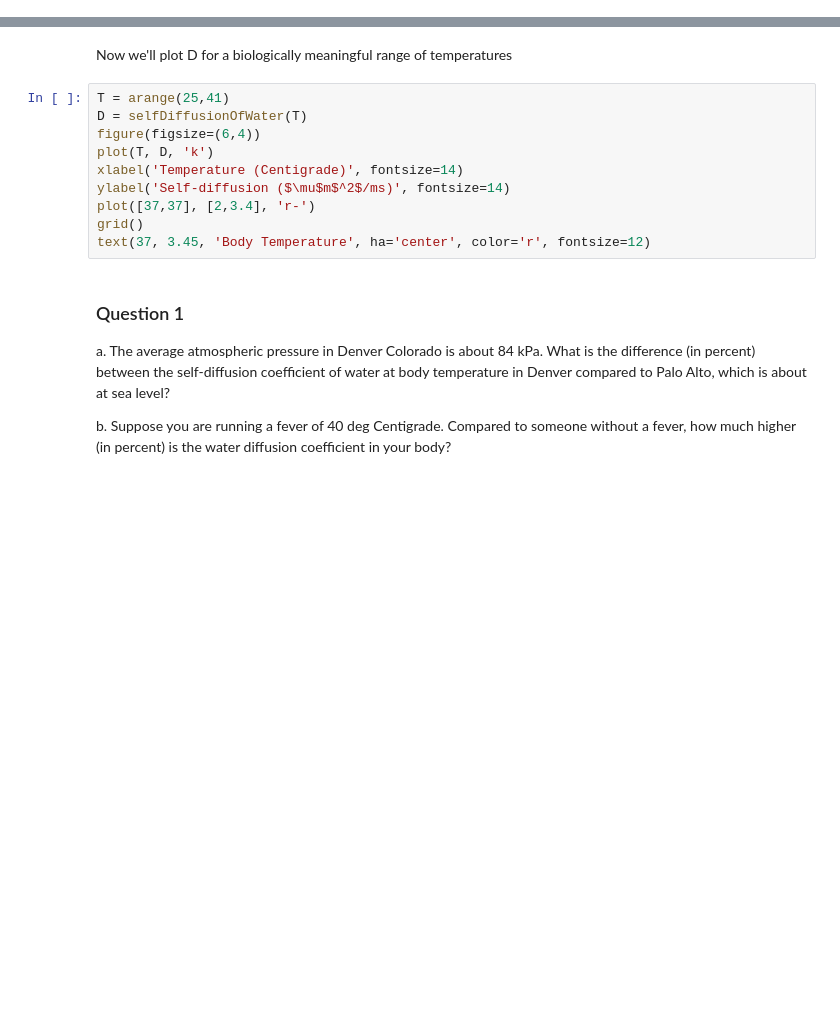
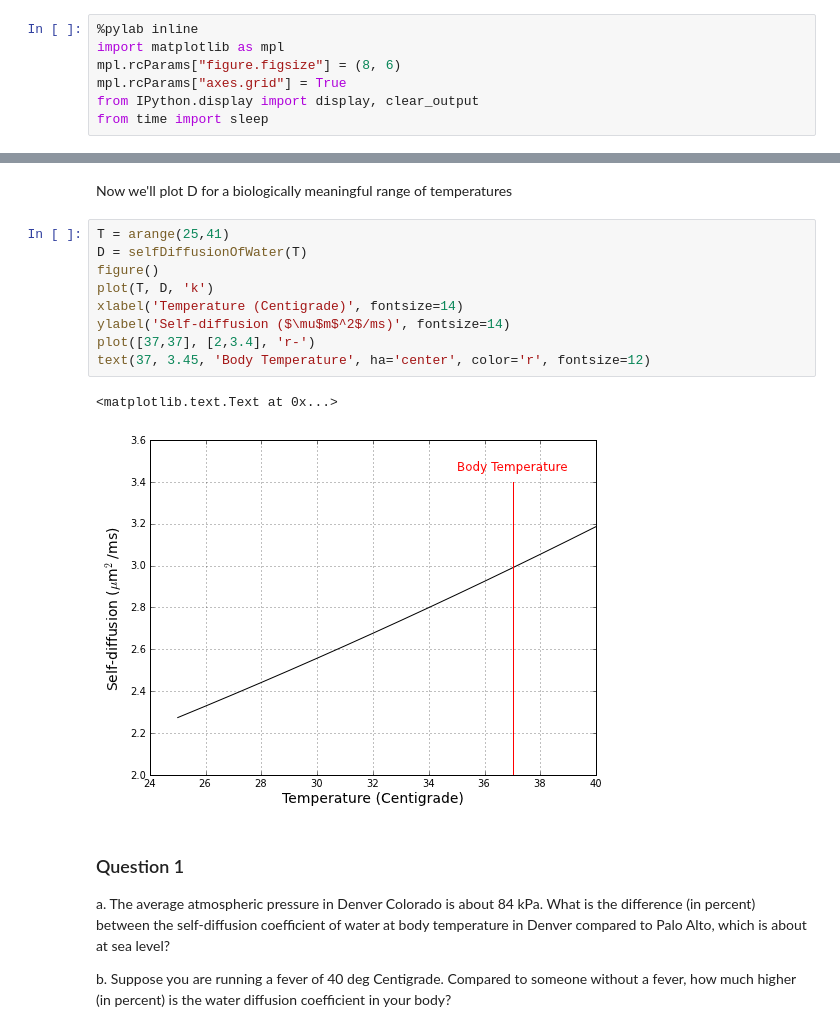
Before and after one commit to mwaskom/Psych204A, a Jupyter notebook: mrDiffusion.ipynb, the cells around one changed output, grey strips where cells are left out. Saved outputs shown, nothing was run; the diff lists cells and outputs as text; blank space fills up the shorter version.

```diff
--- a/mrDiffusion.ipynb
+++ b/mrDiffusion.ipynb
@@ -26,3 +26,10 @@ The self-diffusion coefficient of water (in micrometers^2/millisecond) is depend
 * Also see http://www.lsbu.ac.uk/water/explan5.html.
 
 Let's start by defining a funtion that implements the Krynicki formula. The the default value for the pressure parameter will be set to the standard atmospheric pressure at sea level: 101.325 kilo Pascals (kPa).
+# %%
+%pylab inline
+import matplotlib as mpl
+mpl.rcParams["figure.figsize"] = (8, 6)
+mpl.rcParams["axes.grid"] = True
+from IPython.display import display, clear_output
+from time import sleep
@@ -41,13 +55,15 @@ Now we'll plot D for a biologically meaningful range of temperatures
 # %%
 T = arange(25,41)
 D = selfDiffusionOfWater(T)
-figure(figsize=(6,4))
+figure()
 plot(T, D, 'k')
 xlabel('Temperature (Centigrade)', fontsize=14)
 ylabel('Self-diffusion ($\mu$m$^2$/ms)', fontsize=14)
 plot([37,37], [2,3.4], 'r-')
-grid()
 text(37, 3.45, 'Body Temperature', ha='center', color='r', fontsize=12)
+# %% [output]
+<matplotlib.text.Text at 0x...>
+[figure, added]
 # %% [markdown]
 ### Question 1
 
```
Also changed, not shown: parts of 7 cells of this notebook.
